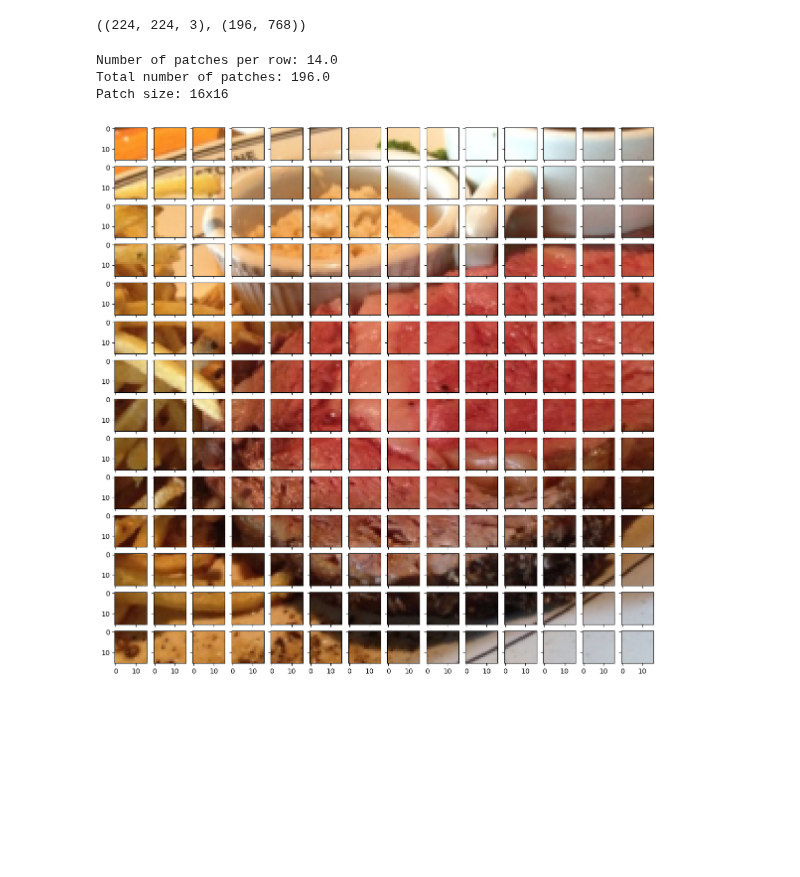
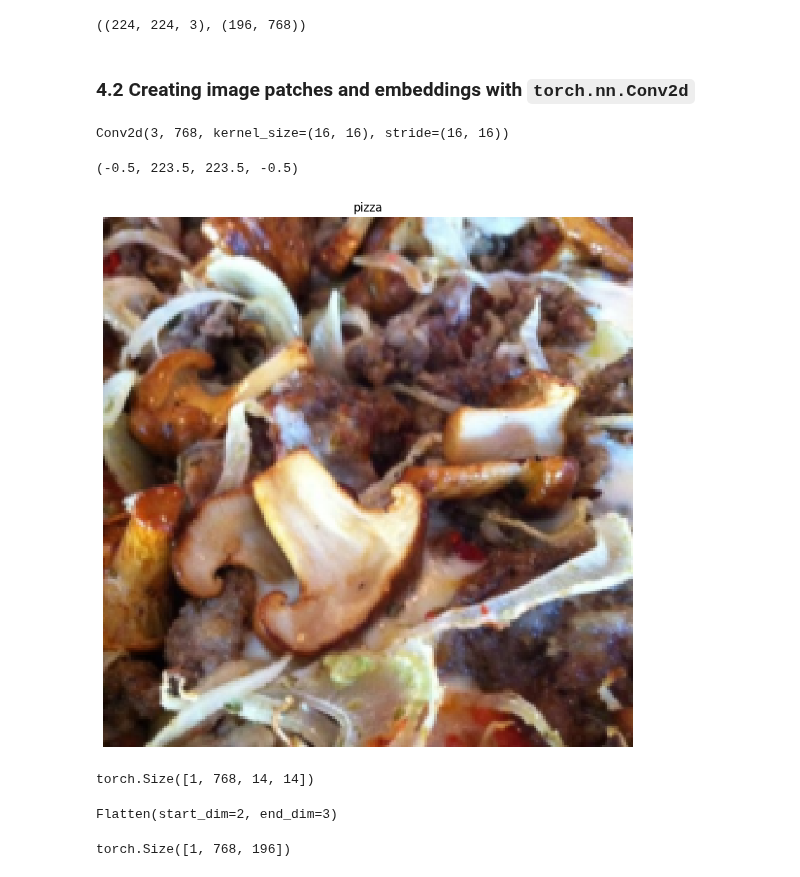
Before and after one commit to pouyarahmti/Pytorch-Deep-Learning-Bootcamp, a Jupyter notebook: 08_pytorch_paper_replicating.ipynb, the cells around one changed output. Cells and saved outputs as stored; diff of their text form; code cells hidden in the pictures; blank space fills up the shorter version.

Commit message:
Created a Flatten layer for Patch Embeddings

```diff
--- a/08_pytorch_paper_replicating.ipynb
+++ b/08_pytorch_paper_replicating.ipynb
@@ -209,25 +209,68 @@ assert image_size % patch_size == 0, "Image size must be divisible by patch size
 
 image_permuted = img.permute(1, 2, 0)
 
-print(f"Number of patches per row: {num_patches}\
-      \nTotal number of patches: {num_patches * num_patches}\
-      \nPatch size: {patch_size}x{patch_size}"
-)
+# print(f"Number of patches per row: {num_patches}\
+#       \nTotal number of patches: {num_patches * num_patches}\
+#       \nPatch size: {patch_size}x{patch_size}"
+# )
 
 
-fig, axes = plt.subplots(nrows=image_size // patch_size,
-                         ncols=image_size // patch_size,
-                         figsize=(num_patches, num_patches),
-                         sharex=True,
-                         sharey=True)
+# fig, axes = plt.subplots(nrows=image_size // patch_size,
+#                          ncols=image_size // patch_size,
+#                          figsize=(num_patches, num_patches),
+#                          sharex=True,
+#                          sharey=True)
 
 
-for i, patch_height in enumerate(range(0, image_size, patch_size)):
-    for j, patch_width in enumerate(range(0, image_size, patch_size)):
-        axes[i, j].imshow(image_permuted[patch_height:patch_height +patch_size,
-                                         patch_width:patch_width + patch_size, :],)
+# for i, patch_height in enumerate(range(0, image_size, patch_size)):
+#     for j, patch_width in enumerate(range(0, image_size, patch_size)):
+#         axes[i, j].imshow(image_permuted[patch_height:patch_height +patch_size,
+#                                          patch_width:patch_width + patch_size, :],)
-# %% [output]
-Number of patches per row: 14.0
-Total number of patches: 196.0
-Patch size: 16x16
-[figure, removed]
+# %% [markdown]
+### 4.2 Creating image patches and embeddings with `torch.nn.Conv2d`
+# %%
+# Create Conv2d Layer to convert image to patches
+from torch import nn
+
+patch_size = 16
+
+conv2d = nn.Conv2d(in_channels=3, # color channels
+                                out_channels=768, # embedding size
+                                kernel_size=patch_size,
+                                stride=patch_size,
+                                padding=0)
+
+conv2d
+# %% [output]
+Conv2d(3, 768, kernel_size=(16, 16), stride=(16, 16))
+# %%
+plt.figure(figsize=(10, 10))
+plt.imshow(img.permute(1, 2, 0))
+plt.title(class_names[label])
+plt.axis(False)
+# %% [output]
+(-0.5, 223.5, 223.5, -0.5)
+[figure, added]
+# %%
+# Pass image through conv2d layer
+image_conv = conv2d(img.unsqueeze(0)) # add batch dimension with unsqueeze => (batch_size, in_channels, height, width)
+image_conv.shape
+# %% [output]
+torch.Size([1, 768, 14, 14])
+# %%
+### 4.4 Flattening the patches
+
+
+from torch import nn
+
+flatter_layer = nn.Flatten(start_dim=2, end_dim=3)
+flatter_layer
+# %% [output]
+Flatten(start_dim=2, end_dim=3)
+# %%
+# Pass an image into flatten layer
+
+image_flattened = flatter_layer(image_conv)
+image_flattened.shape
+# %% [output]
+torch.Size([1, 768, 196])
```
Also changed, not shown: parts of 7 cells of this notebook.
